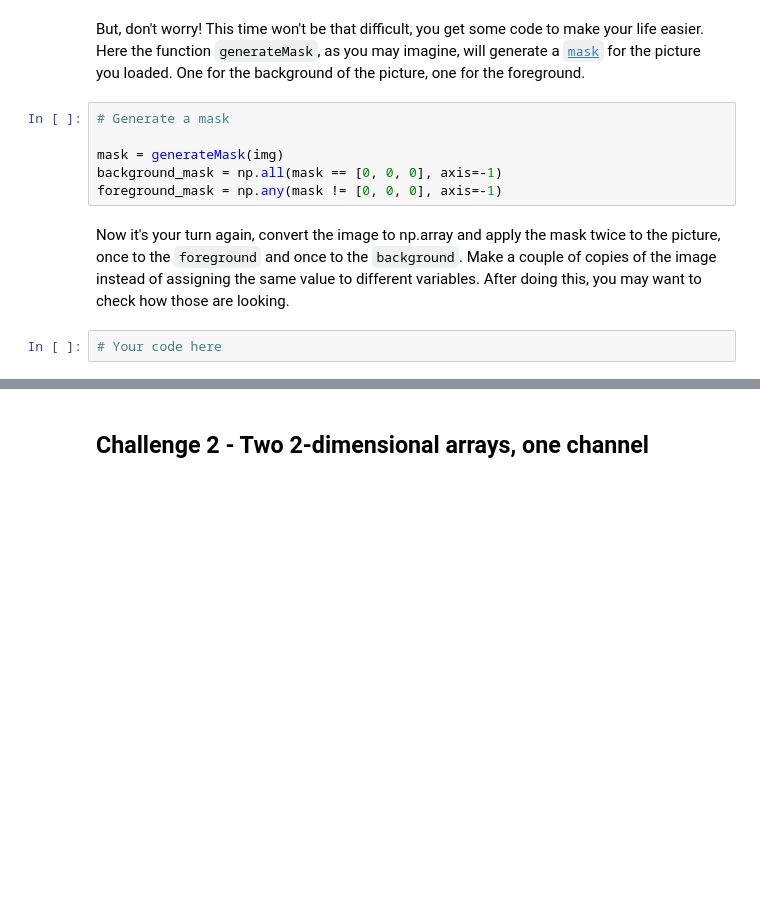
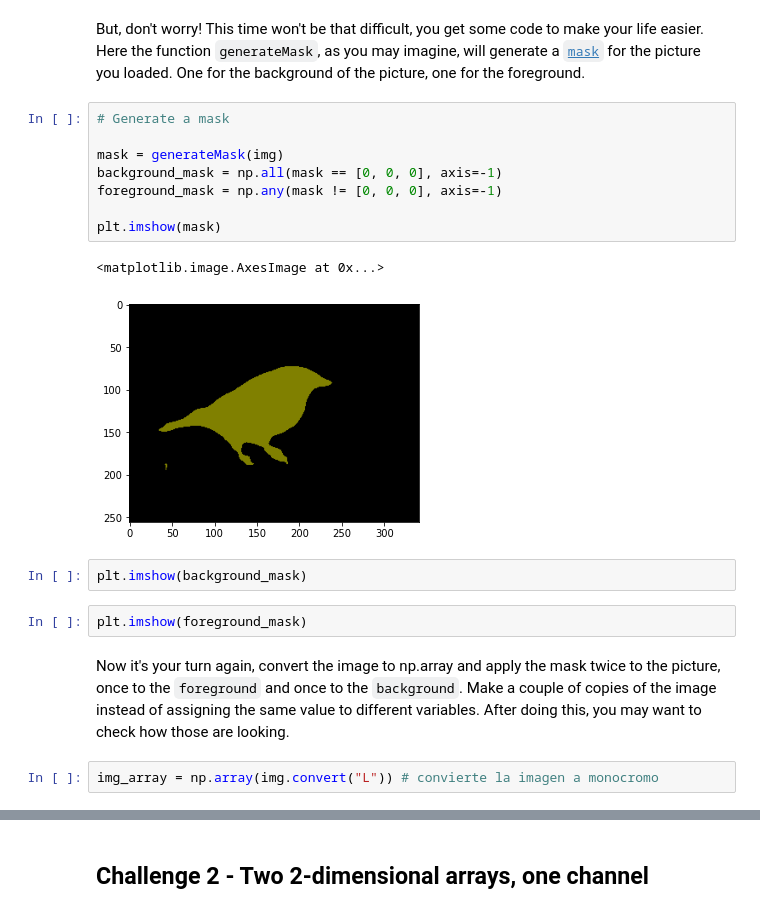
Before and after one commit to blancalluch/ImageSegmentation, a Jupyter notebook: main.ipynb, the cells around one changed output, grey strips where cells are left out. Saved outputs shown, nothing was run; the diff lists cells and outputs as text; blank space fills up the shorter version.

```diff
--- a/main.ipynb
+++ b/main.ipynb
@@ -57,10 +72,19 @@ Here the function `generateMask`, as you may imagine, will generate a [`mask`](h
 # %%
 # Generate a mask
 
 mask = generateMask(img)
 background_mask = np.all(mask == [0, 0, 0], axis=-1)
 foreground_mask = np.any(mask != [0, 0, 0], axis=-1)
+
+plt.imshow(mask)
+# %% [output]
+<matplotlib.image.AxesImage at 0x...>
+[figure, added]
+# %%
+plt.imshow(background_mask)
+# %%
+plt.imshow(foreground_mask)
 # %% [markdown]
 Now it's your turn again, convert the image to np.array and apply the mask twice to the picture, once to the `foreground` and once to the `background`. Make a couple of copies of the image instead of assigning the same value to different variables. After doing this, you may want to check how those are looking.
-# %%
-# Your code here
+# %%
+img_array = np.array(img.convert("L")) # convierte la imagen a monocromo
```
Also changed, not shown: parts of 7 cells of this notebook.
